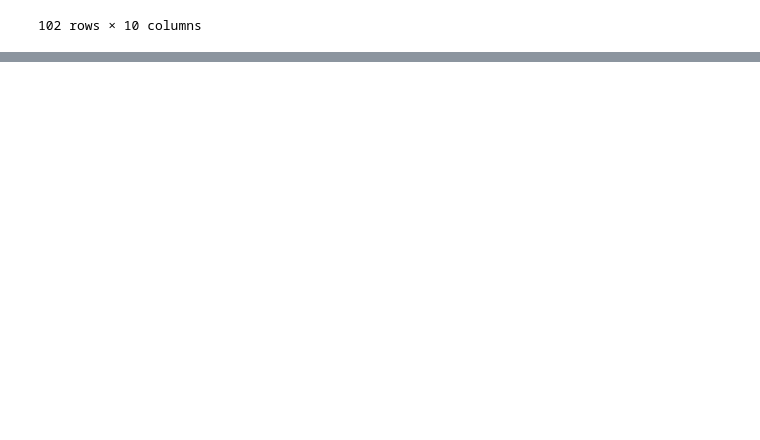
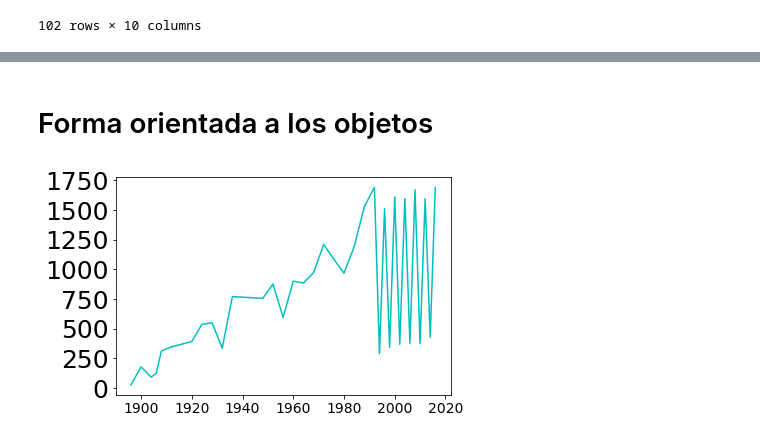
Before and after one commit to Elmatinho/DataScience_Unilever, a Jupyter notebook: Semana_3/Clases/Duodecima_clase_12_04_22.ipynb, the cells around one changed output, grey strips where cells are left out. Saved outputs shown, nothing was run; the diff lists cells and outputs as text; code cells hidden in the pictures; blank space fills up the shorter version.

```diff
--- a/Semana_3/Clases/Duodecima_clase_12_04_22.ipynb
+++ b/Semana_3/Clases/Duodecima_clase_12_04_22.ipynb
@@ -149,0 +202,10 @@ df_bancos
+# %% [markdown]
+# Forma orientada a los objetos
+# %%
+fig, axes=plt.subplots(nrows = 1 , ncols = 1);
+
+axes.plot(valorUnico.index,valorUnico.values,c='c');
+plt.xticks(fontsize = 14);
+plt.yticks(fontsize = 25);
+# %% [output]
+[figure, added]
```
Also changed, not shown: parts of 10 cells of this notebook, 3 other files.
